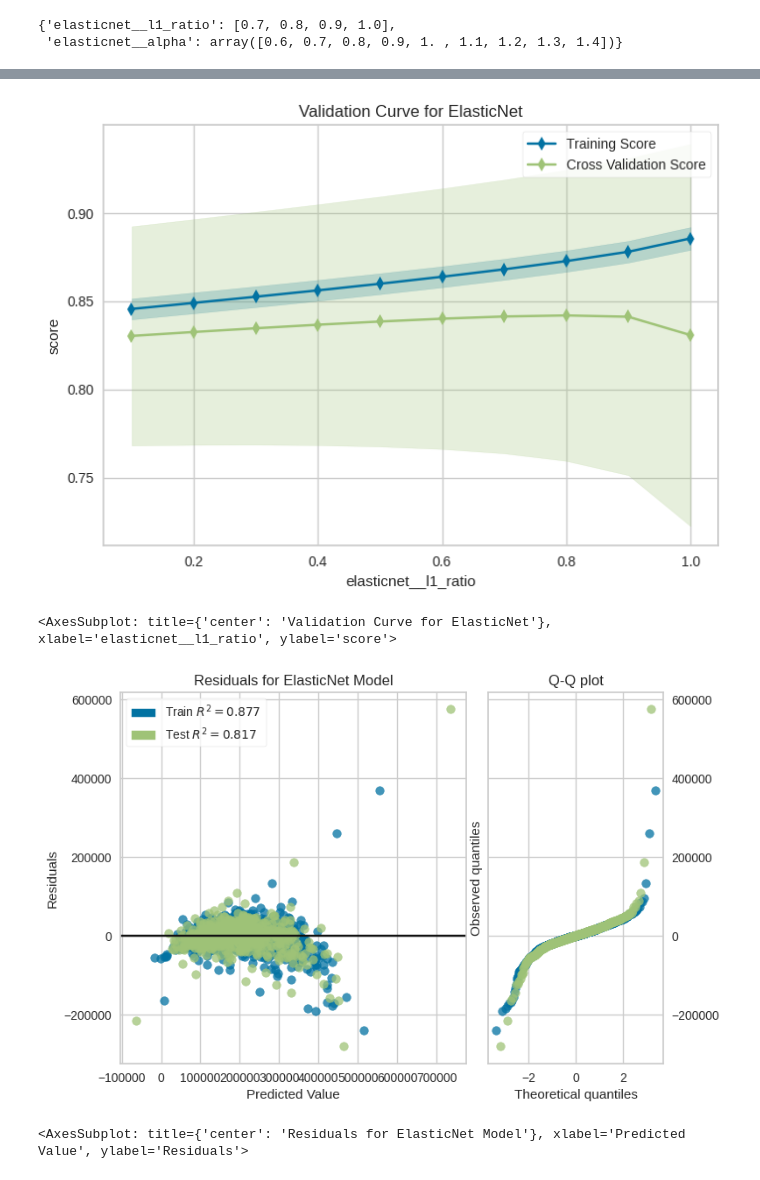
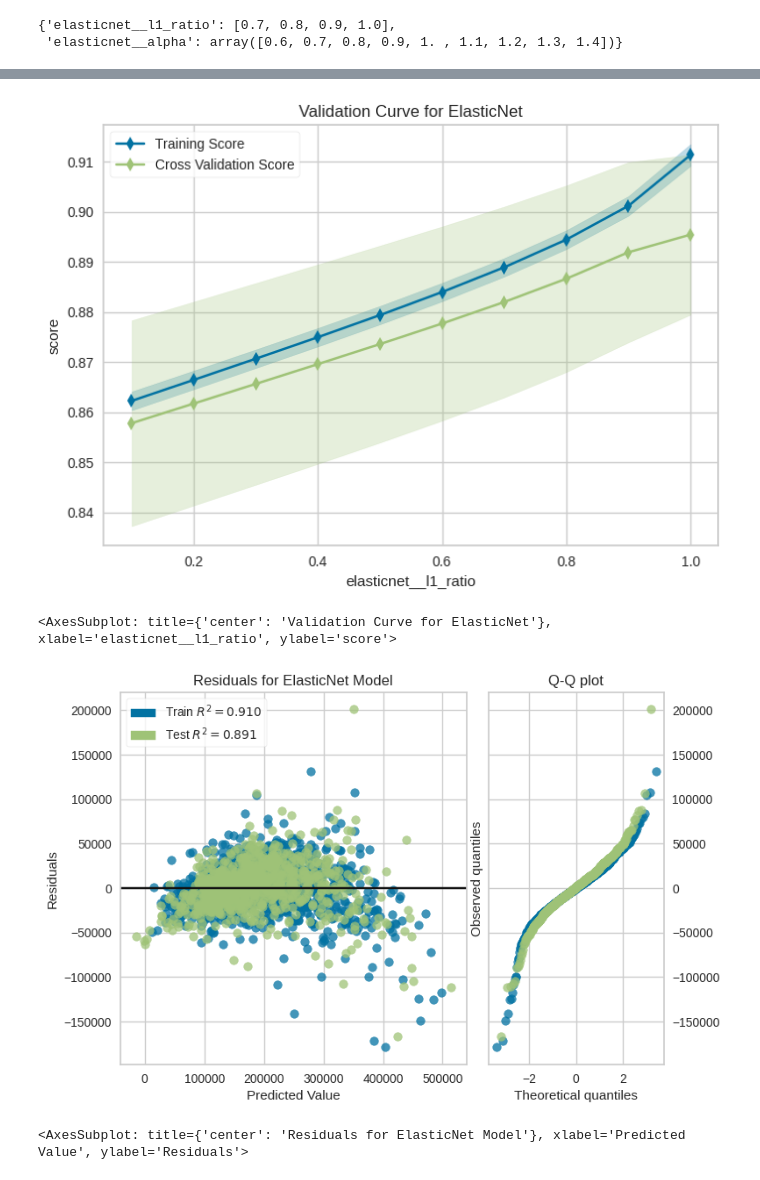
Before and after one commit to blakeb211/ames-housing, a Jupyter notebook: model_linear.ipynb, the cells around one changed output, grey strips where cells are left out. Drawn from its saved outputs; the diff is of its cells as text; code cells hidden in the pictures.

```diff
--- a/model_linear.ipynb
+++ b/model_linear.ipynb
@@ -54,6 +54,6 @@ gs.best_params_
 # %%
 pipe_validation = make_pipeline(
-    std_scaler, OH_encoder, ElasticNet(alpha=1.099, max_iter=2000))
+    std_scaler, OH_encoder, ElasticNet(alpha=1.4, max_iter=2000))
 viz = ValidationCurve(
     pipe_validation, cv=10, param_name='elasticnet__l1_ratio', param_range=np.arange(0.1, 1.1, 0.1)
 )
@@ -61,17 +61,17 @@ viz = ValidationCurve(
 viz.fit(X_train, y_train)
 viz.show()
 # %% [output]
-[figure, old version]
+[figure, new version]
 <AxesSubplot: title={'center': 'Validation Curve for ElasticNet'}, xlabel='elasticnet__l1_ratio', ylabel='score'>
 # %%
 pipe_final = make_pipeline(std_scaler, OH_encoder, ElasticNet(
-    l1_ratio=0.9, max_iter=2000, alpha=1.0))
+    l1_ratio=1.0, max_iter=2000, alpha=1.4))
 visualizer = ResidualsPlot(pipe_final, hist=False, qqplot=True)
 visualizer.fit(X_train, y_train)
 visualizer.score(X_test, y_test)
 visualizer.show()
 # %% [output]
-[figure, old version]
+[figure, new version]
 <AxesSubplot: title={'center': 'Residuals for ElasticNet Model'}, xlabel='Predicted Value', ylabel='Residuals'>
 # %%
 importances = list(zip(pipe_final._final_estimator.feature_names_in_,
```
Also changed, not shown: parts of 4 cells of this notebook, 13 other files.
